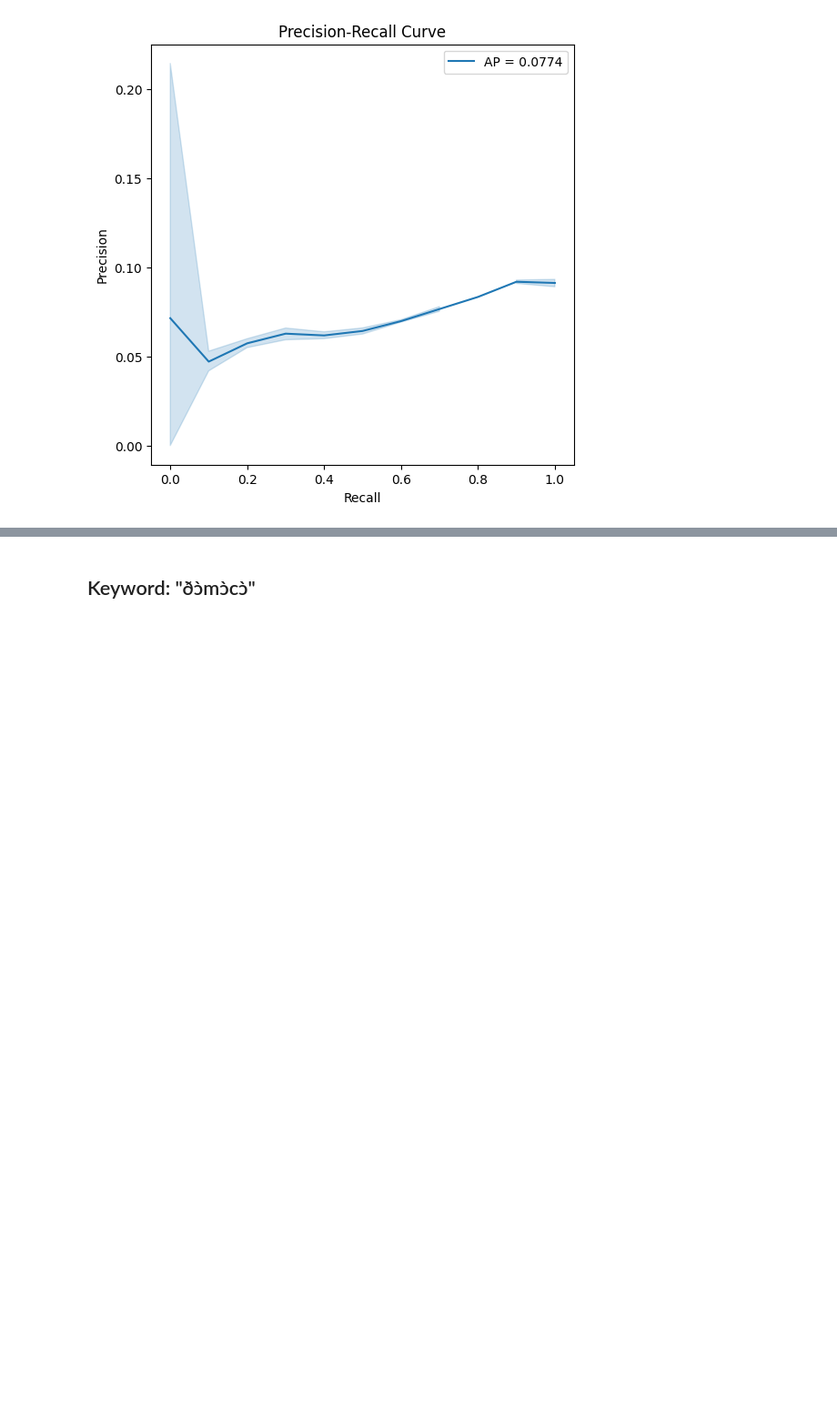
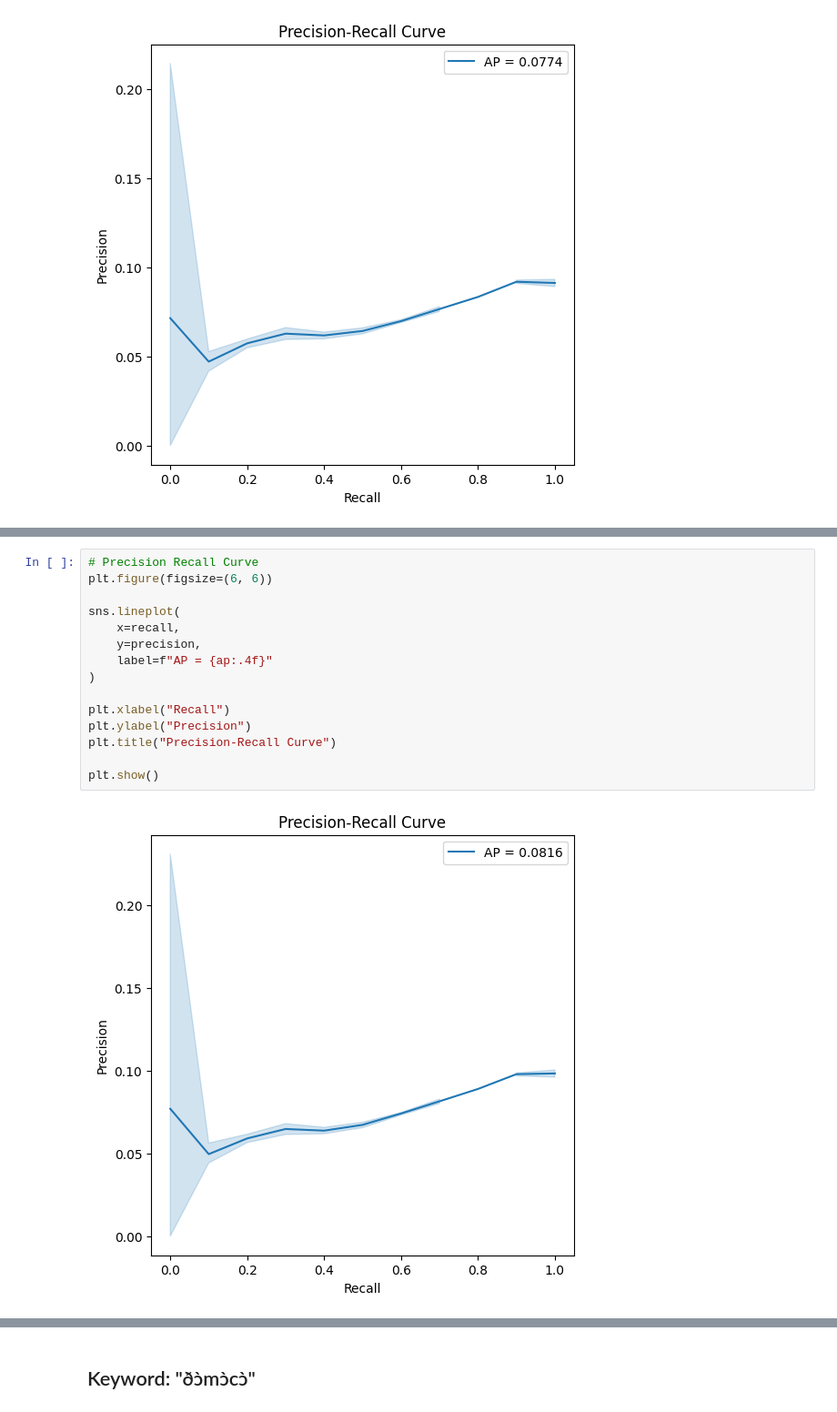
Before and after one commit to markjosims/tira_kws, a Jupyter notebook: notebooks/oishani_metrics_vis.ipynb, the cells around one changed output, grey strips where cells are left out. Shown at 91% size. Saved outputs shown, nothing was run; the diff lists cells and outputs as text; blank space fills up the shorter version.

```diff
--- a/notebooks/oishani_metrics_vis.ipynb
+++ b/notebooks/oishani_metrics_vis.ipynb
@@ -109,0 +411,17 @@ plt.show()
+# %%
+# Precision Recall Curve
+plt.figure(figsize=(6, 6))
+
+sns.lineplot(
+    x=recall,
+    y=precision,
+    label=f"AP = {ap:.4f}"
+)
+
+plt.xlabel("Recall")
+plt.ylabel("Precision")
+plt.title("Precision-Recall Curve")
+
+plt.show()
+# %% [output]
+[figure, added]
```
Also changed, not shown: parts of 31 cells of this notebook.
